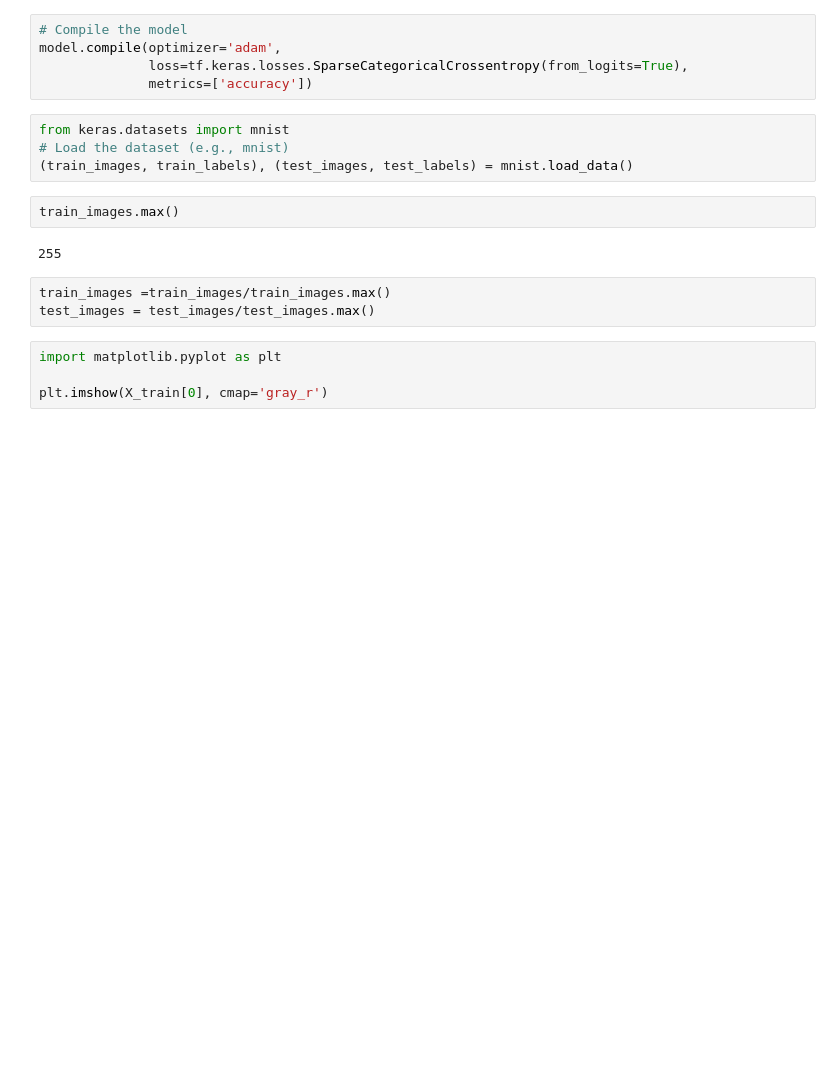
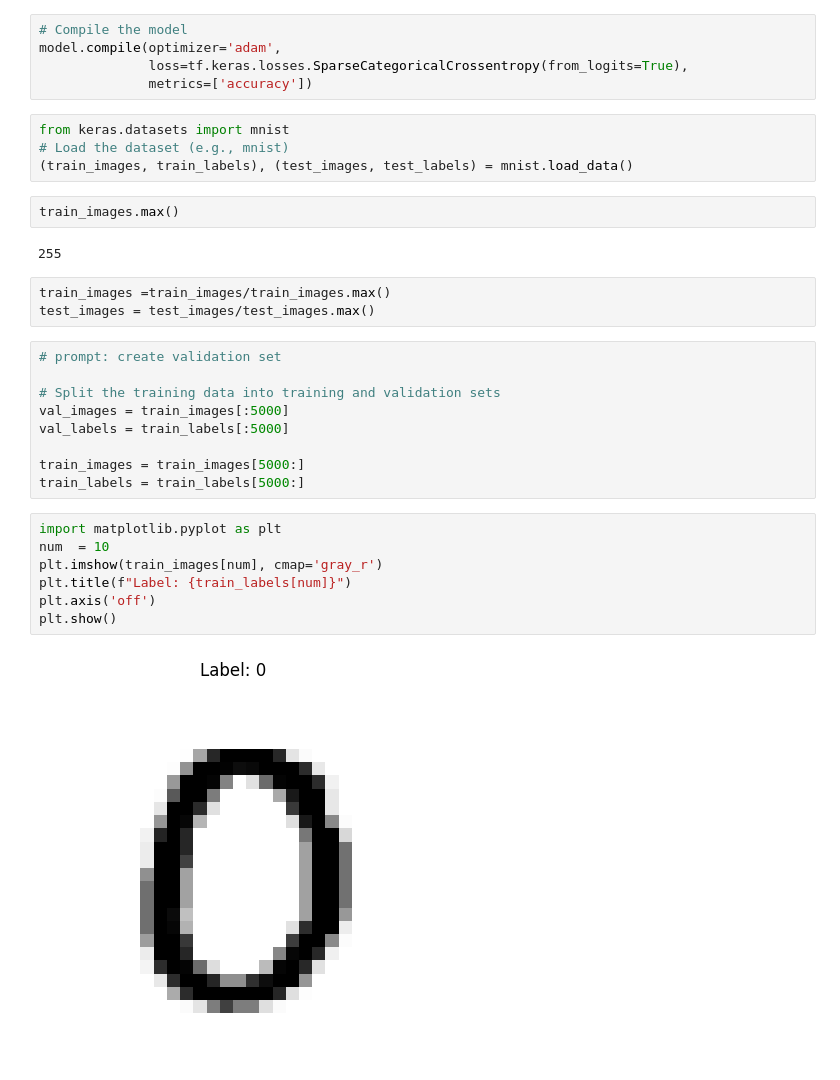
Before and after one commit to AIBauchi/AIBauchi-Computer-Vision-Bootcamp, a Jupyter notebook: Week3/day3/3.3.0-Introuction to CNN.ipynb, the cells around one changed output. Drawn from its saved outputs; the diff is of its cells as text; blank space fills up the shorter version.

```diff
--- a/Week3/day3/3.3.0-Introuction to CNN.ipynb
+++ b/Week3/day3/3.3.0-Introuction to CNN.ipynb
@@ -90,9 +113,23 @@ train_images.max()
 # %%
 train_images =train_images/train_images.max()
 test_images = test_images/test_images.max()
+# %%
+# prompt: create validation set
+
+# Split the training data into training and validation sets
+val_images = train_images[:5000]
+val_labels = train_labels[:5000]
+
+train_images = train_images[5000:]
+train_labels = train_labels[5000:]
 # %%
 import matplotlib.pyplot as plt
-
-plt.imshow(X_train[0], cmap='gray_r')
+num  = 10
+plt.imshow(train_images[num], cmap='gray_r')
+plt.title(f"Label: {train_labels[num]}")
+plt.axis('off')
+plt.show()
+# %% [output]
+[figure, added]
 # %%
 # Train the model
```
Also changed, not shown: parts of 12 cells of this notebook.
